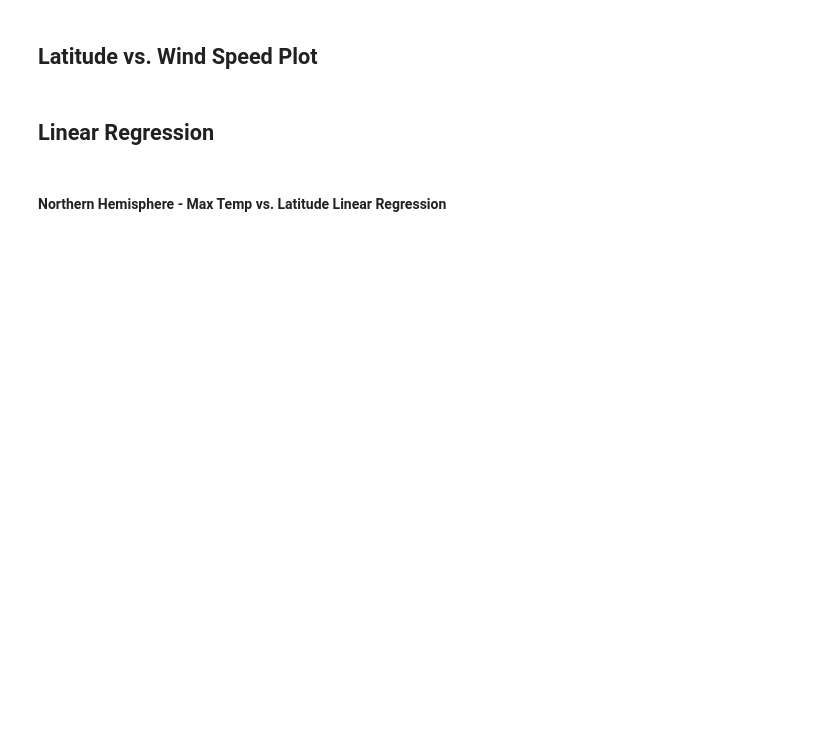
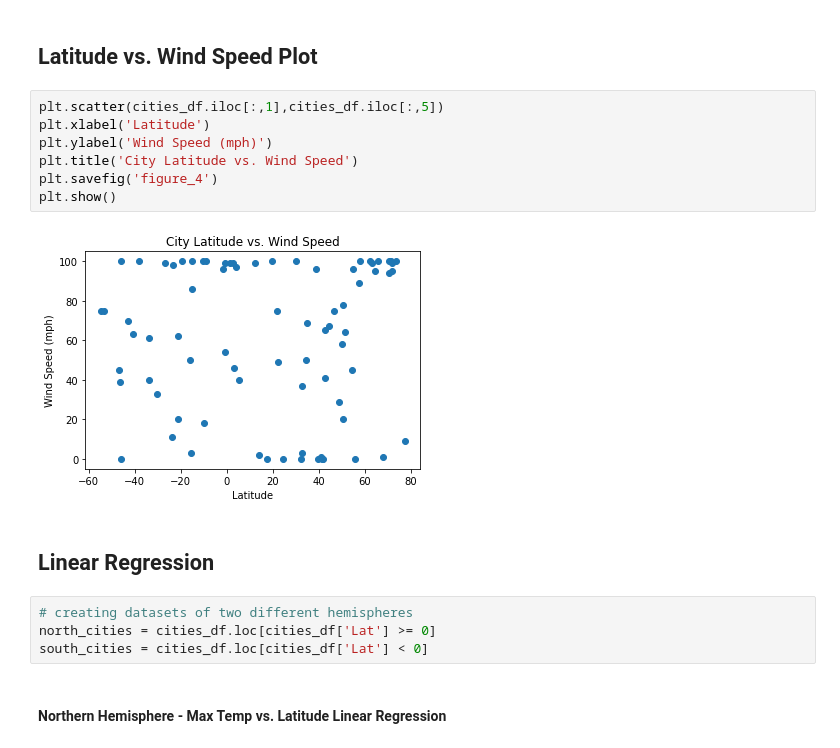
Before and after one commit to IlkayAtes11/Python_API_challenge, a Jupyter notebook: WeatherPy/WeatherPy.ipynb, the cells around one changed output. Cells and saved outputs as stored; diff of their text form; blank space fills up the shorter version.

```diff
--- a/WeatherPy/WeatherPy.ipynb
+++ b/WeatherPy/WeatherPy.ipynb
@@ -188,6 +216,19 @@ cities_df['Humidity'].max()
 # %% [markdown]
 ## Latitude vs. Wind Speed Plot
+# %%
+plt.scatter(cities_df.iloc[:,1],cities_df.iloc[:,5])
+plt.xlabel('Latitude')
+plt.ylabel('Wind Speed (mph)')
+plt.title('City Latitude vs. Wind Speed')
+plt.savefig('figure_4')
+plt.show()
+# %% [output]
+[figure, added]
 # %% [markdown]
 ## Linear Regression
+# %%
+# creating datasets of two different hemispheres
+north_cities = cities_df.loc[cities_df['Lat'] >= 0]
+south_cities = cities_df.loc[cities_df['Lat'] < 0]
 # %% [markdown]
 ####  Northern Hemisphere - Max Temp vs. Latitude Linear Regression
```
Also changed, not shown: parts of 17 cells of this notebook, 13 other files.
